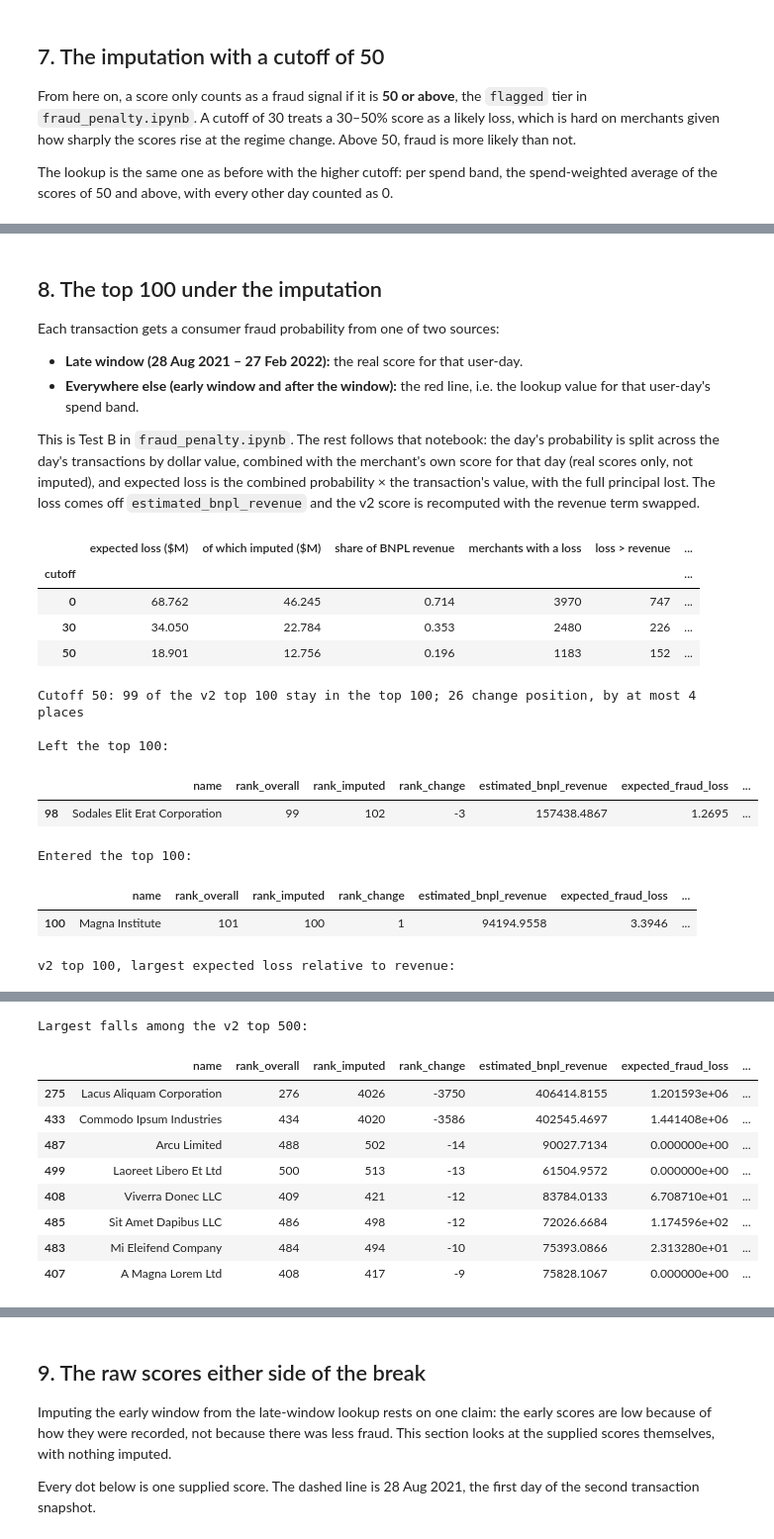
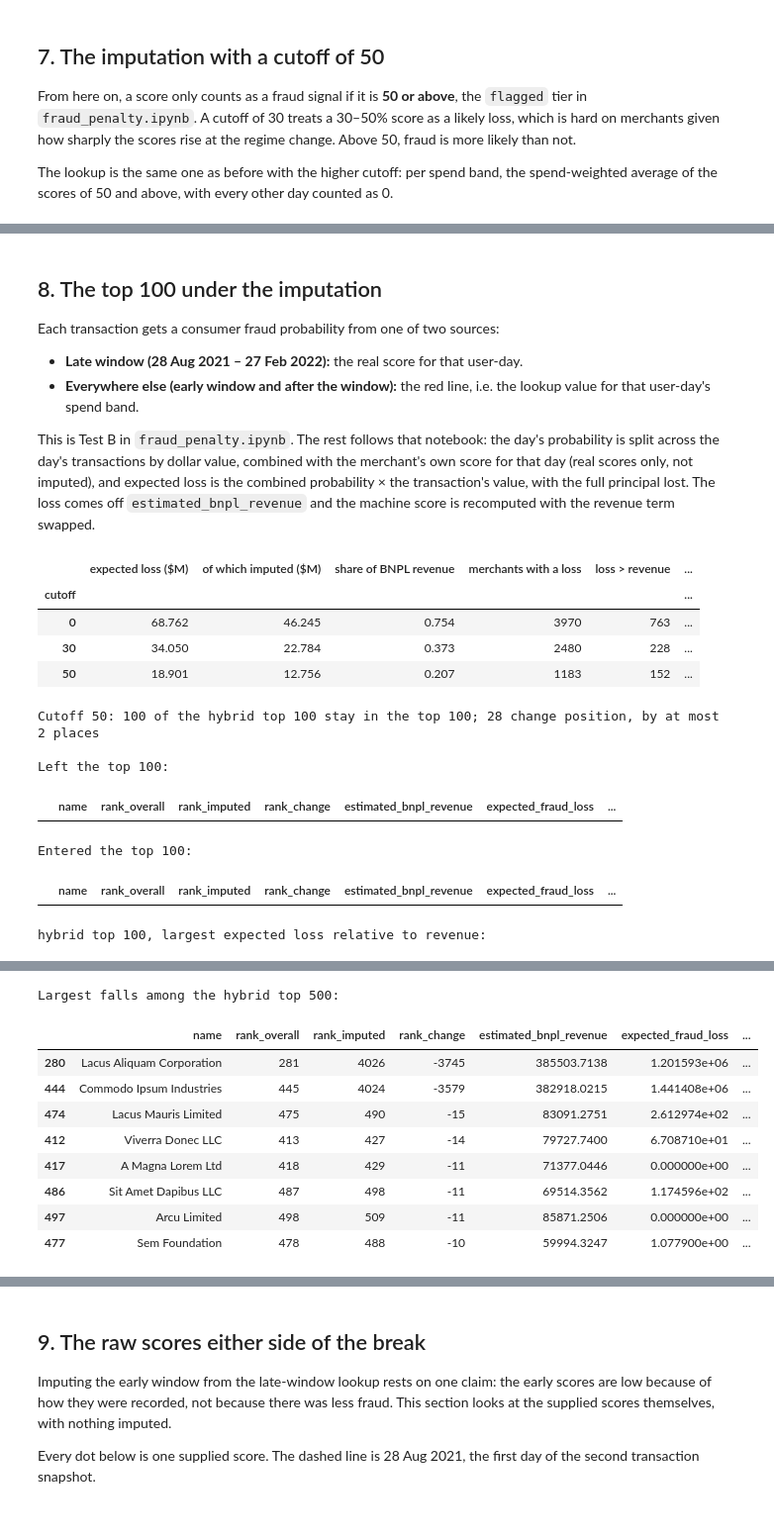
Before and after one commit to cjboingboing/project2, a Jupyter notebook: notebooks_weve_tried/fraud_imputation_check_machine.ipynb, the cells around one changed output, grey strips where cells are left out. Shown at 99% size. Drawn from its saved outputs; the diff is of its cells as text; code cells hidden in the pictures.

```diff
--- a/notebooks_weve_tried/fraud_imputation_check_machine.ipynb
+++ b/notebooks_weve_tried/fraud_imputation_check_machine.ipynb
@@ -296,9 +276,9 @@ Each transaction gets a consumer fraud probability from one of two sources:
 - **Late window (28 Aug 2021 – 27 Feb 2022):** the real score for that user-day.
 - **Everywhere else (early window and after the window):** the red line, i.e. the lookup value for that user-day's spend band.
 
-This is Test B in `fraud_penalty.ipynb`. The rest follows that notebook: the day's probability is split across the day's transactions by dollar value, combined with the merchant's own score for that day (real scores only, not imputed), and expected loss is the combined probability × the transaction's value, with the full principal lost. The loss comes off `estimated_bnpl_revenue` and the v2 score is recomputed with the revenue term swapped.
+This is Test B in `fraud_penalty.ipynb`. The rest follows that notebook: the day's probability is split across the day's transactions by dollar value, combined with the merchant's own score for that day (real scores only, not imputed), and expected loss is the combined probability × the transaction's value, with the full principal lost. The loss comes off `estimated_bnpl_revenue` and the machine score is recomputed with the revenue term swapped.
 # %%
-K, REVENUE_WEIGHT = 300, 0.70   # from merchant_ranking_machine.ipynb
+K, REVENUE_WEIGHT = 300, 0.724   # from merchant_ranking_machine.ipynb
 
 merchant_scores = (spark.read.parquet(str(PROCESSED_PATH / "merchant_fraud_probability"))
                    .select("merchant_abn", F.to_date("order_datetime").alias("order_date"),
@@ -333,7 +313,7 @@ def revenue_term(values, n):
 
 
 def rank_with_loss(expected_loss):
-    # v2's score with the revenue term rebuilt from revenue net of `expected_loss`.
+    # the hybrid score with the revenue term rebuilt from revenue net of `expected_loss`.
     t = ranking.copy()
     t["expected_fraud_loss"] = expected_loss
     t["fraud_adjusted_revenue"] = t["estimated_bnpl_revenue"] - t["expected_fraud_loss"]
@@ -346,10 +326,10 @@ def rank_with_loss(expected_loss):
     return t
 
 
-# With no loss, the swap must reproduce v2 exactly.
+# With no loss, the swap must reproduce hybrid exactly.
 assert np.allclose(rank_with_loss(0.0)["score_imputed"], ranking["score"])
 
-top_v2 = set(ranking.nsmallest(100, "rank_overall")["merchant_abn"])
+top_hybrid = set(ranking.nsmallest(100, "rank_overall")["merchant_abn"])
 rows = []
 for m in MIN_SCORES:
     t = rank_with_loss(losses[f"loss_min{m}"])
@@ -359,42 +339,40 @@ for m in MIN_SCORES:
                  "share of BNPL revenue": t["expected_fraud_loss"].sum() / t["estimated_bnpl_revenue"].sum(),
                  "merchants with a loss": int((t["expected_fraud_loss"] > 0).sum()),
                  "loss > revenue": int((t["fraud_adjusted_revenue"] < 0).sum()),
-                 "Spearman vs v2": spearmanr(t["rank_overall"], t["rank_imputed"]).statistic,
-                 "top-100 overlap with v2": len(top_v2 & set(top["merchant_abn"])),
+                 "Spearman vs hybrid": spearmanr(t["rank_overall"], t["rank_imputed"]).statistic,
+                 "top-100 overlap with hybrid": len(top_hybrid & set(top["merchant_abn"])),
                  "top-100 expected loss ($K)": top["expected_fraud_loss"].sum() / 1e3})
 pd.DataFrame(rows).set_index("cutoff").round(3)
 # %% [output]
 |  | expected loss ($M) | of which imputed ($M) | share of BNPL revenue | merchants with a loss | loss > revenue | ... |
 | cutoff |  |  |  |  |  | ... |
-| 0 | 68.762 | 46.245 | 0.714 | 3970 | 747 | ... |
-| 30 | 34.050 | 22.784 | 0.353 | 2480 | 226 | ... |
-| 50 | 18.901 | 12.756 | 0.196 | 1183 | 152 | ... |
+| 0 | 68.762 | 46.245 | 0.754 | 3970 | 763 | ... |
+| 30 | 34.050 | 22.784 | 0.373 | 2480 | 228 | ... |
+| 50 | 18.901 | 12.756 | 0.207 | 1183 | 152 | ... |
 # %%
 r_c = rank_with_loss(losses[f"loss_min{CUTOFF}"])
 top_c = set(r_c.nsmallest(100, "rank_imputed")["merchant_abn"])
-v2_top100 = r_c[r_c["rank_overall"] <= 100]
+hybrid_top100 = r_c[r_c["rank_overall"] <= 100]
 
 COLS = ["name", "rank_overall", "rank_imputed", "rank_change", "estimated_bnpl_revenue",
         "expected_fraud_loss", "loss_to_revenue", "avg_transaction_value"]
-print(f"Cutoff {CUTOFF}: {len(top_v2 & top_c)} of the v2 top 100 stay in the top 100; "
-      f"{(v2_top100['rank_change'] != 0).sum()} change position, by at most "
-      f"{v2_top100['rank_change'].abs().max()} places")
+print(f"Cutoff {CUTOFF}: {len(top_hybrid & top_c)} of the hybrid top 100 stay in the top 100; "
+      f"{(hybrid_top100['rank_change'] != 0).sum()} change position, by at most "
+      f"{hybrid_top100['rank_change'].abs().max()} places")
 print("\nLeft the top 100:")
-display(r_c[r_c["merchant_abn"].isin(top_v2 - top_c)].sort_values("rank_overall")[COLS].round(4))
+display(r_c[r_c["merchant_abn"].isin(top_hybrid - top_c)].sort_values("rank_overall")[COLS].round(4))
 print("Entered the top 100:")
-display(r_c[r_c["merchant_abn"].isin(top_c - top_v2)].sort_values("rank_imputed")[COLS].round(4))
-print("v2 top 100, largest expected loss relative to revenue:")
-display(v2_top100.nlargest(5, "loss_to_revenue")[COLS].round(4))
-print("Largest falls among the v2 top 500:")
+display(r_c[r_c["merchant_abn"].isin(top_c - top_hybrid)].sort_values("rank_imputed")[COLS].round(4))
+print("hybrid top 100, largest expected loss relative to revenue:")
+display(hybrid_top100.nlargest(5, "loss_to_revenue")[COLS].round(4))
+print("Largest falls among the hybrid top 500:")
 r_c[r_c["rank_overall"] <= 500].nsmallest(8, "rank_change")[COLS].round(4)
 # %% [output]
-Cutoff 50: 99 of the v2 top 100 stay in the top 100; 26 change position, by at most 4 places
+Cutoff 50: 100 of the hybrid top 100 stay in the top 100; 28 change position, by at most 2 places
 
 Left the top 100:
 |  | name | rank_overall | rank_imputed | rank_change | estimated_bnpl_revenue | expected_fraud_loss | ... |
-| 98 | Sodales Elit Erat Corporation | 99 | 102 | -3 | 157438.4867 | 1.2695 | ... |
 Entered the top 100:
 |  | name | rank_overall | rank_imputed | rank_change | estimated_bnpl_revenue | expected_fraud_loss | ... |
-| 100 | Magna Institute | 101 | 100 | 1 | 94194.9558 | 3.3946 | ... |
-v2 top 100, largest expected loss relative to revenue:
+hybrid top 100, largest expected loss relative to revenue:
 |  | name | rank_overall | rank_imputed | rank_change | estimated_bnpl_revenue | expected_fraud_loss | ... |
@@ -406,13 +384,13 @@ v2 top 100, largest expected loss relative to revenue:
-Largest falls among the v2 top 500:
+Largest falls among the hybrid top 500:
 |  | name | rank_overall | rank_imputed | rank_change | estimated_bnpl_revenue | expected_fraud_loss | ... |
-| 275 | Lacus Aliquam Corporation | 276 | 4026 | -3750 | 406414.8155 | 1.201593e+06 | ... |
-| 433 | Commodo Ipsum Industries | 434 | 4020 | -3586 | 402545.4697 | 1.441408e+06 | ... |
-| 487 | Arcu Limited | 488 | 502 | -14 | 90027.7134 | 0.000000e+00 | ... |
-| 499 | Laoreet Libero Et Ltd | 500 | 513 | -13 | 61504.9572 | 0.000000e+00 | ... |
-| 408 | Viverra Donec LLC | 409 | 421 | -12 | 83784.0133 | 6.708710e+01 | ... |
-| 485 | Sit Amet Dapibus LLC | 486 | 498 | -12 | 72026.6684 | 1.174596e+02 | ... |
-| 483 | Mi Eleifend Company | 484 | 494 | -10 | 75393.0866 | 2.313280e+01 | ... |
-| 407 | A Magna Lorem Ltd | 408 | 417 | -9 | 75828.1067 | 0.000000e+00 | ... |
+| 280 | Lacus Aliquam Corporation | 281 | 4026 | -3745 | 385503.7138 | 1.201593e+06 | ... |
+| 444 | Commodo Ipsum Industries | 445 | 4024 | -3579 | 382918.0215 | 1.441408e+06 | ... |
+| 474 | Lacus Mauris Limited | 475 | 490 | -15 | 83091.2751 | 2.612974e+02 | ... |
+| 412 | Viverra Donec LLC | 413 | 427 | -14 | 79727.7400 | 6.708710e+01 | ... |
+| 417 | A Magna Lorem Ltd | 418 | 429 | -11 | 71377.0446 | 0.000000e+00 | ... |
+| 486 | Sit Amet Dapibus LLC | 487 | 498 | -11 | 69514.3562 | 1.174596e+02 | ... |
+| 497 | Arcu Limited | 498 | 509 | -11 | 85871.2506 | 0.000000e+00 | ... |
+| 477 | Sem Foundation | 478 | 488 | -10 | 59994.3247 | 1.077900e+00 | ... |
 # %%
 OWN_LOSS = 0.01   # expected loss of at least 1% of the merchant's BNPL revenue
 shown = r_c[r_c["rank_overall"] <= 110].sort_values("rank_overall")
```
Also changed, not shown: parts of 14 cells of this notebook, 45 other files.
